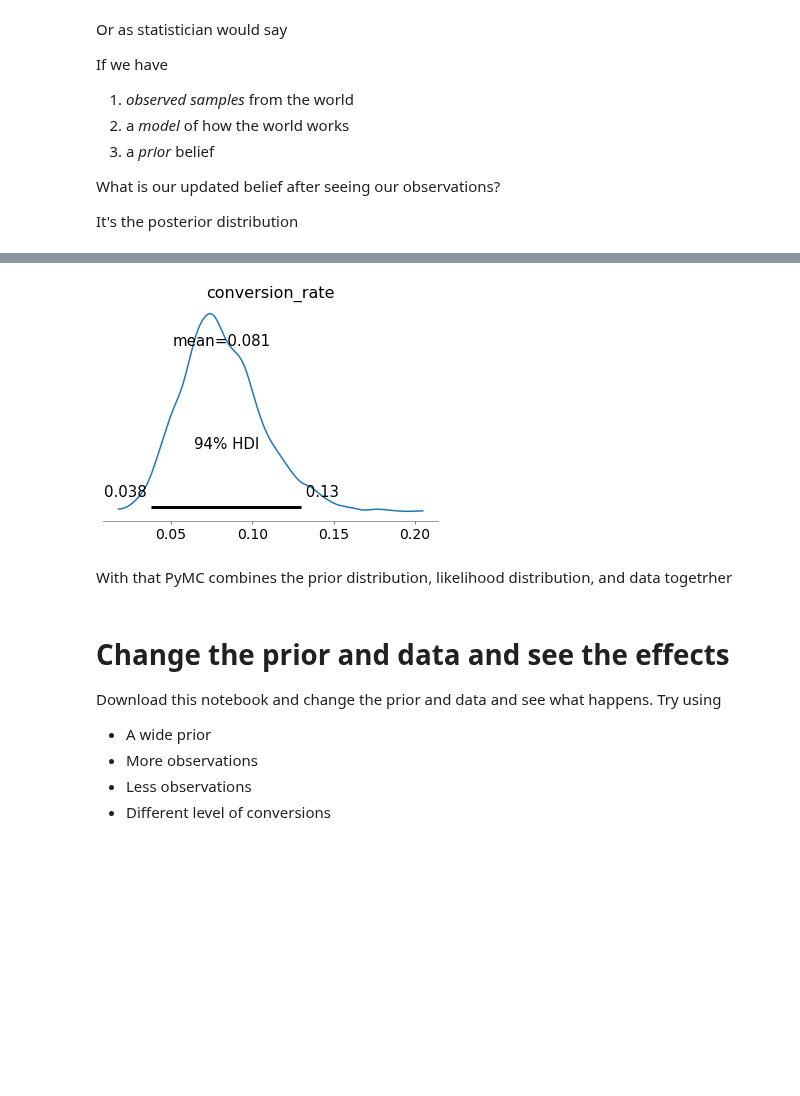
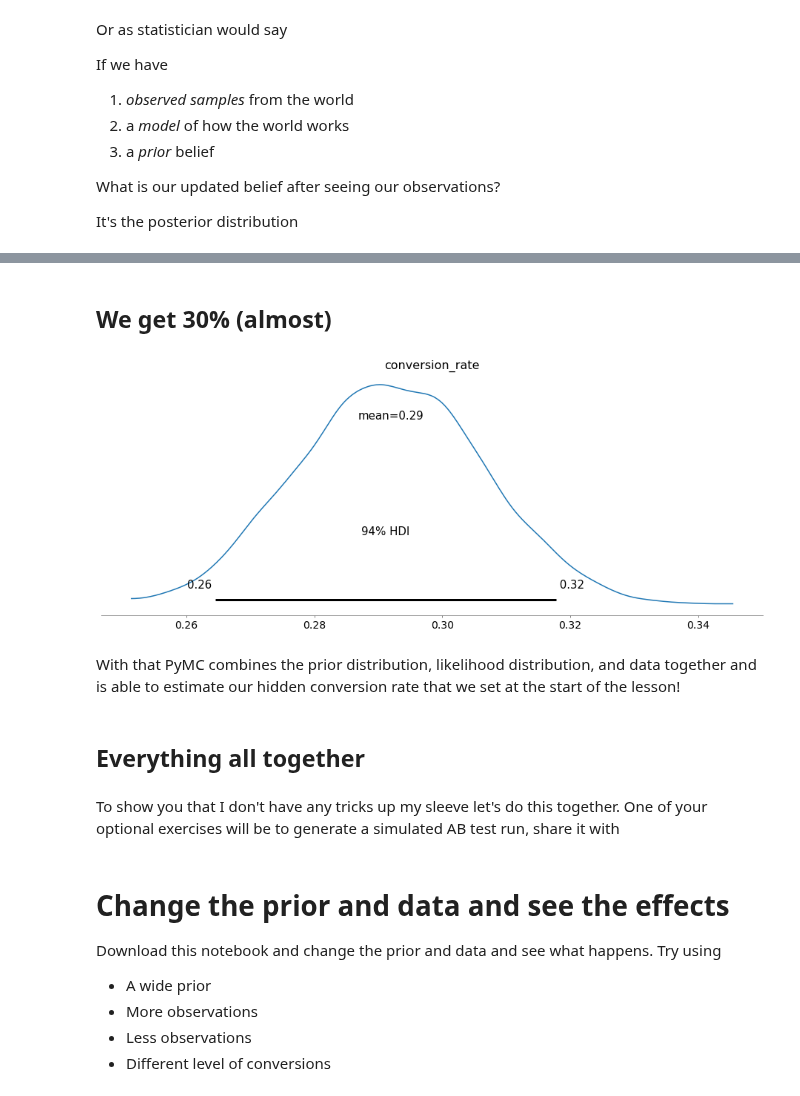
Before and after one commit to AlexAndorra/notebooks-experiments, a Jupyter notebook: 4_Bayes_Rule/Bayes_Rule_All.ipynb, the cells around one changed output, grey strips where cells are left out. Cells and saved outputs as stored; diff of their text form; code cells hidden in the pictures; blank space fills up the shorter version.

```diff
--- a/4_Bayes_Rule/Bayes_Rule_All.ipynb
+++ b/4_Bayes_Rule/Bayes_Rule_All.ipynb
@@ -119,3 +129,8 @@ Writing priors in PyMC
+# %%
+with pm.Model() as model_a:
+
+    # Parameter we want to infer with prior
+    conversion_rate = pm.Beta("conversion_rate", 2, 10)
 # %% [markdown]
 ## The rationale behind the prior is what's important
 
@@ -283,14 +270,14 @@ In practice you'll never calculate likelihood manually, PyMC will do it for now
 # %%
 with pm.Model():
 
-    # parameter we want to infer with prior
+    # Parameter we want to infer with prior
     conversion_rate = pm.Beta("conversion_rate", 2, 10)
 
-
-    # likelihood of observing data given parameter
-    likelihood = pm.Bernoulli("likelihood",
+    # Connection between parameter and observations
+    likelihood = pm.Binomial("likelihood",
                                 p=conversion_rate,
-                                observed=conversions)
+                                n=n_visitors,
+                                observed=observed_conversions)
 # %% [markdown]
 Now that you know the fundamental math and have an intuition behind likelihood I'm happy to tell you, PyMC will do all the work for you.
 
@@ -341,8 +323,13 @@ with pm.Model() as ab_test_model:
 
     # parameter we want to infer with prior
     conversion_rate = pm.Beta("conversion_rate", 2, 10)
-    # likelihood of observing data given parameter
-    likelihood = pm.Bernoulli("likelihood",
+
+
+    # Connection between parameter and observations
+    likelihood = pm.Binomial("likelihood",
                                 p=conversion_rate,
-                                # This is the important keyword argument
-                                observed=conversions)
+                                n=n_visitors,
+                                observed=observed_conversions)
+
+    # The magic inference Button
+    idata = pm.sample()
@@ -351,4 +342,0 @@ with pm.Model() as ab_test_model:
-# %%
-with ab_test_model:
-    # Posterior
-    idata = pm.sample()
@@ -378,7 +359,12 @@ Attributes:
     tuning_steps:               1000
+# %% [markdown]
+## We get 30% (almost)
 # %%
-az.plot_posterior(idata.posterior);
+fig, ax = plt.subplots(figsize=(16, 6))
+az.plot_posterior(idata.posterior, ax=ax);
 # %% [output]
-[figure, old version]
+[figure, new version]
 # %% [markdown]
-With that PyMC combines the prior distribution, likelihood distribution, and data togetrher
+With that PyMC combines the prior distribution, likelihood distribution, and data together and is able to estimate our hidden conversion rate that we set at the start of the lesson!
+# %% [markdown]
+## Everything all together
@@ -385,3 +395,5 @@ With that PyMC combines the prior distribution, likelihood distribution, and dat
+# %% [markdown]
+To show you that I don't have any tricks up my sleeve let's do this together. One of your optional exercises will be to generate a simulated AB test run, share it with
 # %% [markdown]
 # Change the prior and data and see the effects
 Download this notebook and change the prior and data and see what happens. Try using
```
Also changed, not shown: parts of 56 cells of this notebook.
